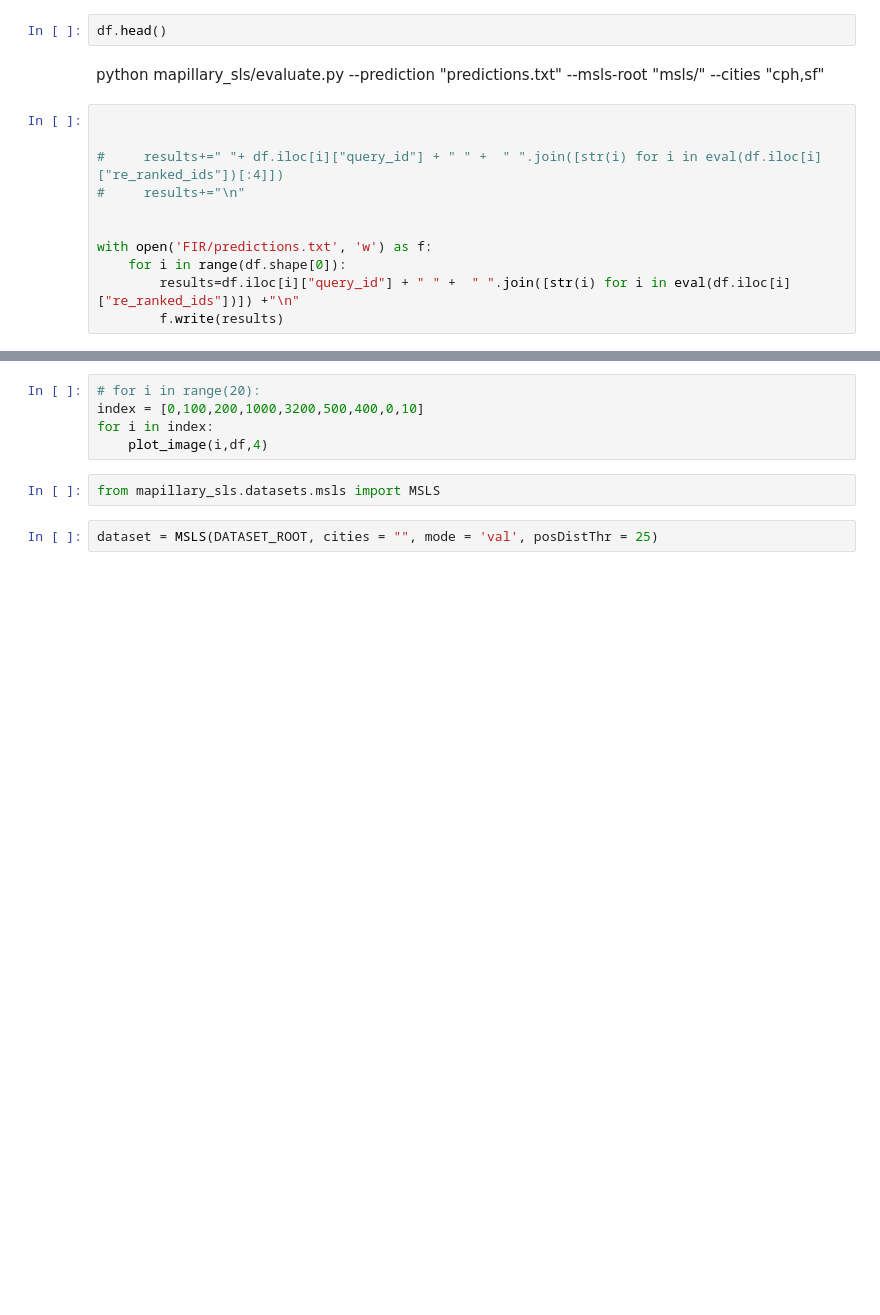
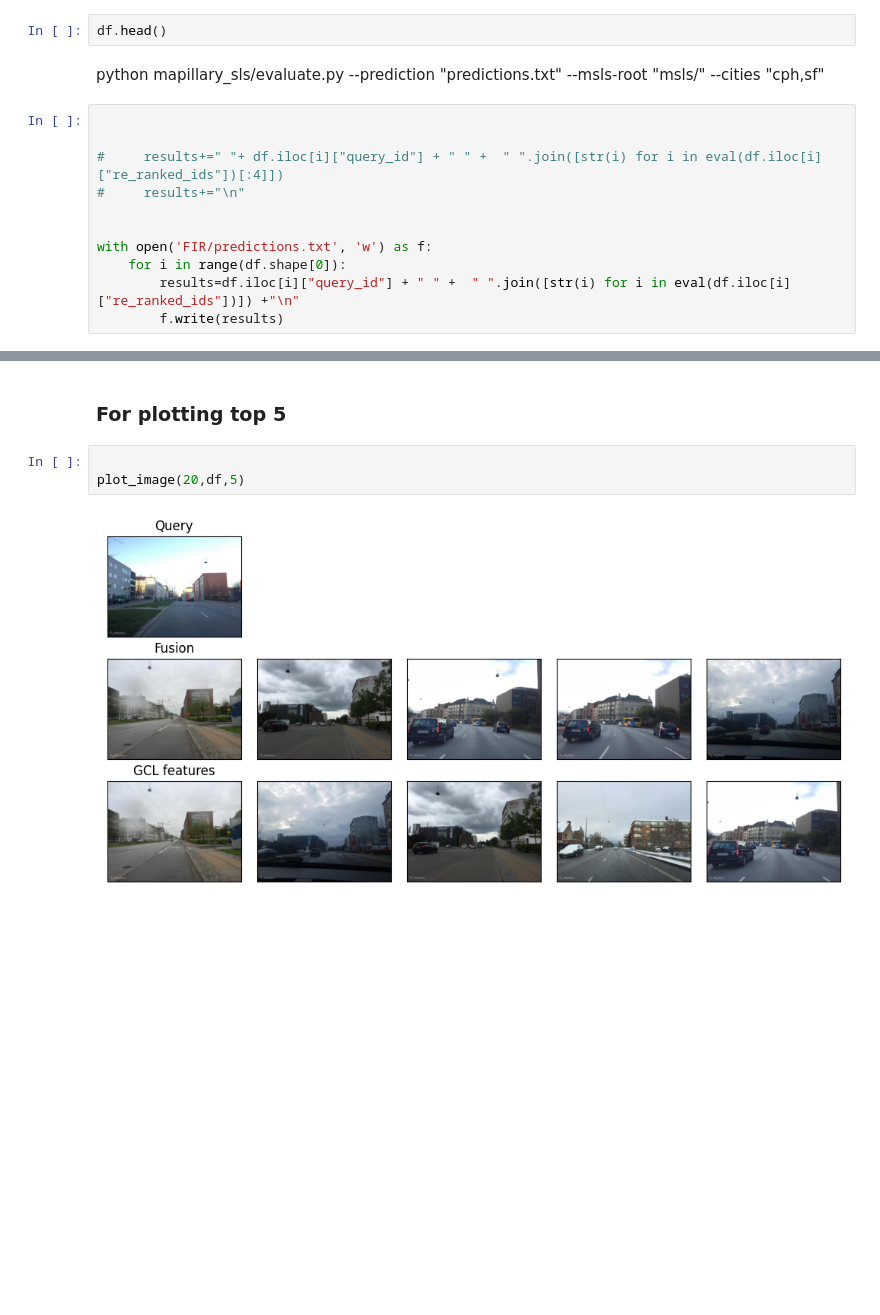
Before and after one commit to peshmerge/advanced_ir, a Jupyter notebook: extra/Fusion.ipynb, the cells around one changed output, grey strips where cells are left out. Cells and saved outputs as stored; diff of their text form; blank space fills up the shorter version.

Commit message:
New data visualization. Need code clean up tomo
Visualizing top 5 will happen in 5 columns and 2 rows(fusion and gcl)
>5 till 20 will create double column to compare

```diff
--- a/extra/Fusion.ipynb
+++ b/extra/Fusion.ipynb
@@ -314,9 +360,8 @@ def plot_image(index,df,top_k):
+# %% [markdown]
+<h3>For plotting top 5</h3>
 # %%
-# for i in range(20):
-index = [0,100,200,1000,3200,500,400,0,10]
-for i in index:
-    plot_image(i,df,4)
+
+plot_image(20,df,5)
+# %% [output]
+[figure, added]
+[figure, added]
-# %%
-from mapillary_sls.datasets.msls import MSLS
-# %%
-dataset = MSLS(DATASET_ROOT, cities = "", mode = 'val', posDistThr = 25)
```
Also changed, not shown: parts of 9 cells of this notebook.
